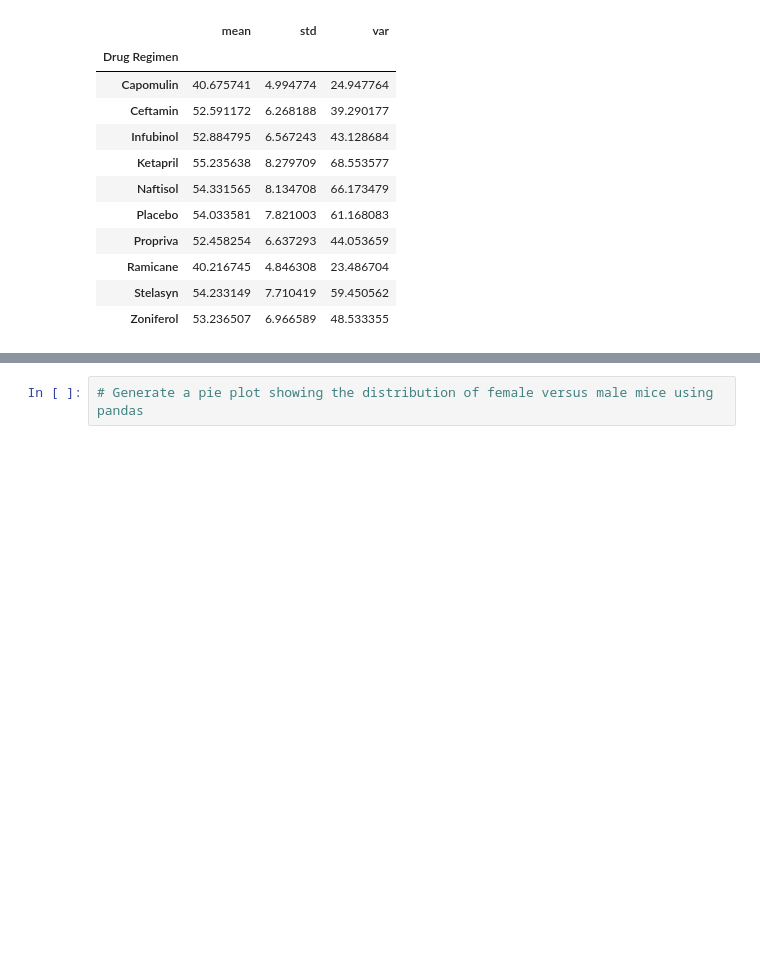
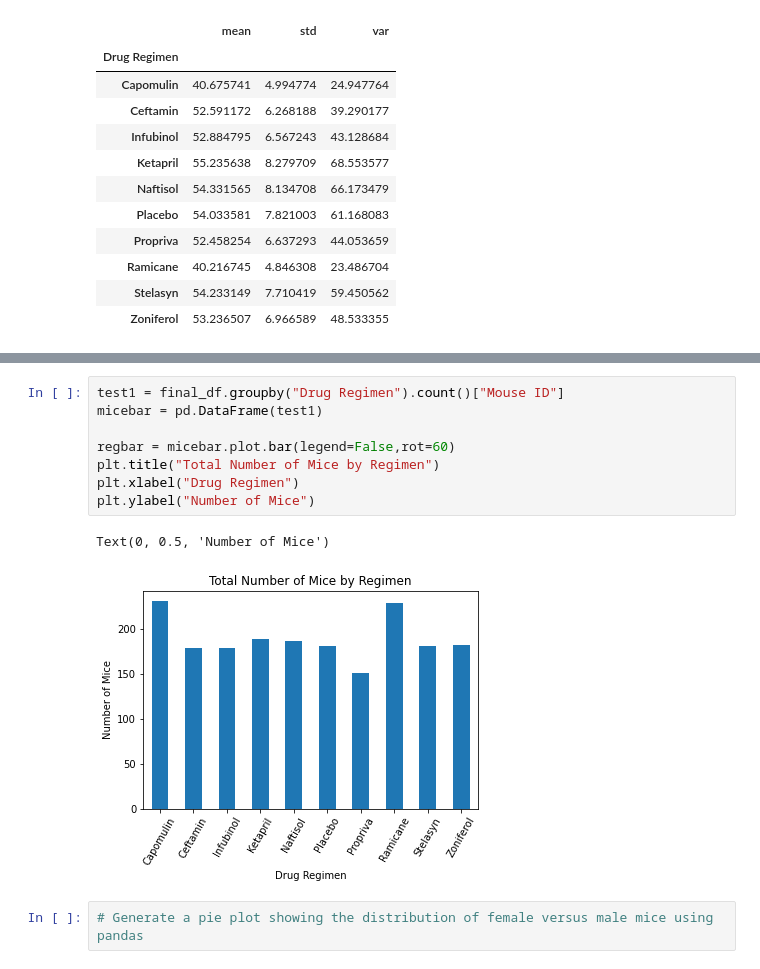
Before and after one commit to Farhana20/UCI_Homework_Farhana, a Jupyter notebook: Matplotlib_05/Pymaceuticals/MatplotlibHW.ipynb, the cells around one changed output, grey strips where cells are left out. Drawn from its saved outputs; the diff is of its cells as text; blank space fills up the shorter version.

```diff
--- a/Matplotlib_05/Pymaceuticals/MatplotlibHW.ipynb
+++ b/Matplotlib_05/Pymaceuticals/MatplotlibHW.ipynb
@@ -306,2 +331,13 @@ male_female
+# %%
+test1 = final_df.groupby("Drug Regimen").count()["Mouse ID"]
+micebar = pd.DataFrame(test1)
+
+regbar = micebar.plot.bar(legend=False,rot=60)
+plt.title("Total Number of Mice by Regimen")
+plt.xlabel("Drug Regimen")
+plt.ylabel("Number of Mice")
+# %% [output]
+Text(0, 0.5, 'Number of Mice')
+[figure, added]
 # %%
 # Generate a pie plot showing the distribution of female versus male mice using pandas
```
Also changed, not shown: parts of 17 cells of this notebook, 2 other files.
